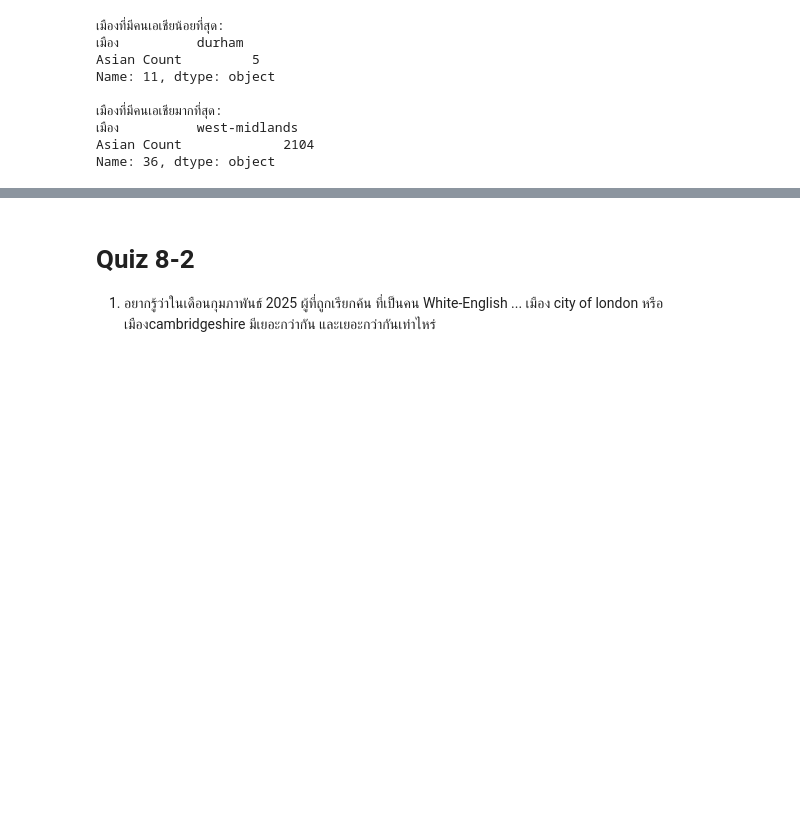
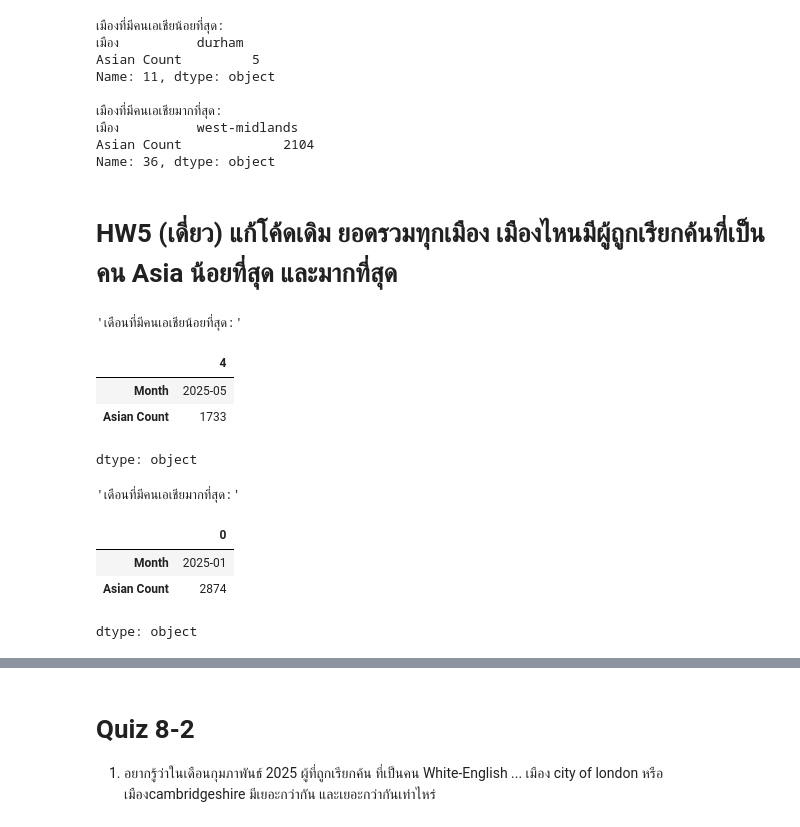
Before and after one commit to First-555/dataviz2025, a Jupyter notebook: Pandas_101_2025.ipynb, the cells around one changed output, grey strips where cells are left out. Drawn from its saved outputs; the diff is of its cells as text; code cells hidden in the pictures; blank space fills up the shorter version.

```diff
--- a/Pandas_101_2025.ipynb
+++ b/Pandas_101_2025.ipynb
@@ -359,3 +359,42 @@ Name: 11, dtype: object
 เมือง          west-midlands
 Asian Count             2104
 Name: 36, dtype: object
+# %% [markdown]
+# HW5 (เดี่ยว) แก้โค้ดเดิม ยอดรวมทุกเมือง เมืองไหนมีผู้ถูกเรียกค้นที่เป็นคน Asia น้อยที่สุด และมากที่สุด
+# %%
+# 1. อ่านข้อมูลทั้งหมด (ใช้อันเดิมที่อ่านไปแล้ว)
+base_path = "/content/drive/MyDrive/Data_viz_2025/Data"
+df_all = read_all_data(base_path)
+
+# 2. กรองเฉพาะคนที่ระบุว่าเป็นคน Asia
+eth_col = "Self-defined ethnicity" if "Self-defined ethnicity" in df_all.columns else "ethnicity"
+df_asian = df_all[df_all[eth_col].str.contains("Asian", case=False, na=False)].copy()
+
+# 3. ดึงเดือนจากคอลัมน์ 'Date'
+df_asian['Date'] = pd.to_datetime(df_asian['Date'])
+df_asian['Month'] = df_asian['Date'].dt.to_period('M')
+
+# 4. Group by เดือนแล้วนับจำนวน
+monthly_summary = df_asian.groupby("Month").size().reset_index(name="Asian Count")
+
+# 5. หาค่าน้อยสุดและมากสุด
+min_month_row = monthly_summary.loc[monthly_summary["Asian Count"].idxmin()]
+max_month_row = monthly_summary.loc[monthly_summary["Asian Count"].idxmax()]
+
+# แสดงผลลัพธ์
+display("เดือนที่มีคนเอเชียน้อยที่สุด:")
+display(min_month_row)
+
+display("เดือนที่มีคนเอเชียมากที่สุด:")
+display(max_month_row)
+# %% [output]
+'เดือนที่มีคนเอเชียน้อยที่สุด:'
+|  | 4 |
+| Month | 2025-05 |
+| Asian Count | 1733 |
+dtype: object
+'เดือนที่มีคนเอเชียมากที่สุด:'
+|  | 0 |
+| Month | 2025-01 |
+| Asian Count | 2874 |
+dtype: object
```
Also changed, not shown: parts of 2 cells of this notebook.
